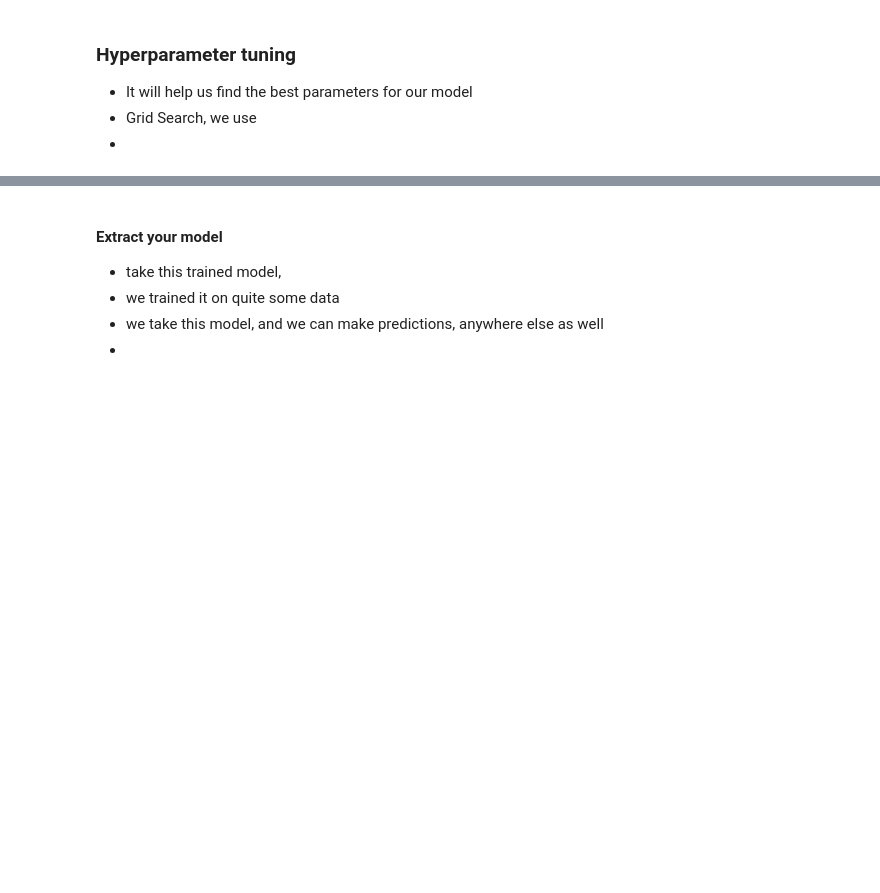
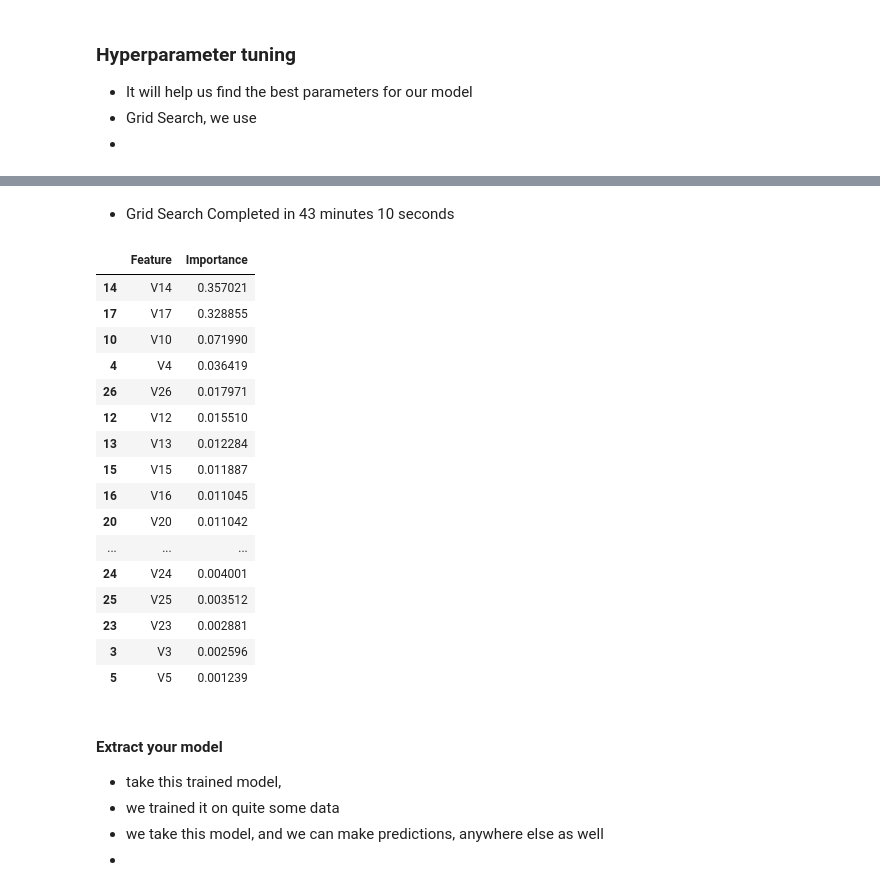
Before and after one commit to devidrees/AIML-nexperts3, a Jupyter notebook: Day 20 - ML models Evaluation and Performance Improvement/creditCard Fraud MLG dataset .ipynb, the cells around one changed output, grey strips where cells are left out. Saved outputs shown, nothing was run; the diff lists cells and outputs as text; code cells hidden in the pictures; blank space fills up the shorter version.

```diff
--- a/Day 20 - ML models Evaluation and Performance Improvement/creditCard Fraud MLG dataset .ipynb
+++ b/Day 20 - ML models Evaluation and Performance Improvement/creditCard Fraud MLG dataset .ipynb
@@ -243,6 +249,36 @@ grid.fit(X_train, y_train)
+# %% [markdown]
+- Grid Search Completed in 43 minutes 10 seconds
 # %%
 final_model = grid.best_estimator_ # best parameters
 best_score = grid.best_score_ # gives you the best achieved f1 score
+
+rfc = grid.best_estimator_ # best parameters
+# %%
+# Extract feature importance
+importance_df = pd.DataFrame({
+    'Feature': X.columns,
+    'Importance': rfc.feature_importances_
+}).sort_values(by='Importance', ascending=False)
+
+importance_df
+# %% [output]
+|  | Feature | Importance |
+| 14 | V14 | 0.357021 |
+| 17 | V17 | 0.328855 |
+| 10 | V10 | 0.071990 |
+| 4 | V4 | 0.036419 |
+| 26 | V26 | 0.017971 |
+| 12 | V12 | 0.015510 |
+| 13 | V13 | 0.012284 |
+| 15 | V15 | 0.011887 |
+| 16 | V16 | 0.011045 |
+| 20 | V20 | 0.011042 |
+| ... | ... | ... |
+| 24 | V24 | 0.004001 |
+| 25 | V25 | 0.003512 |
+| 23 | V23 | 0.002881 |
+| 3 | V3 | 0.002596 |
+| 5 | V5 | 0.001239 |
 # %%
 # save final predictions
 final_preds = final_model.predict(X_test)
```
Also changed, not shown: parts of 1 cell of this notebook.
